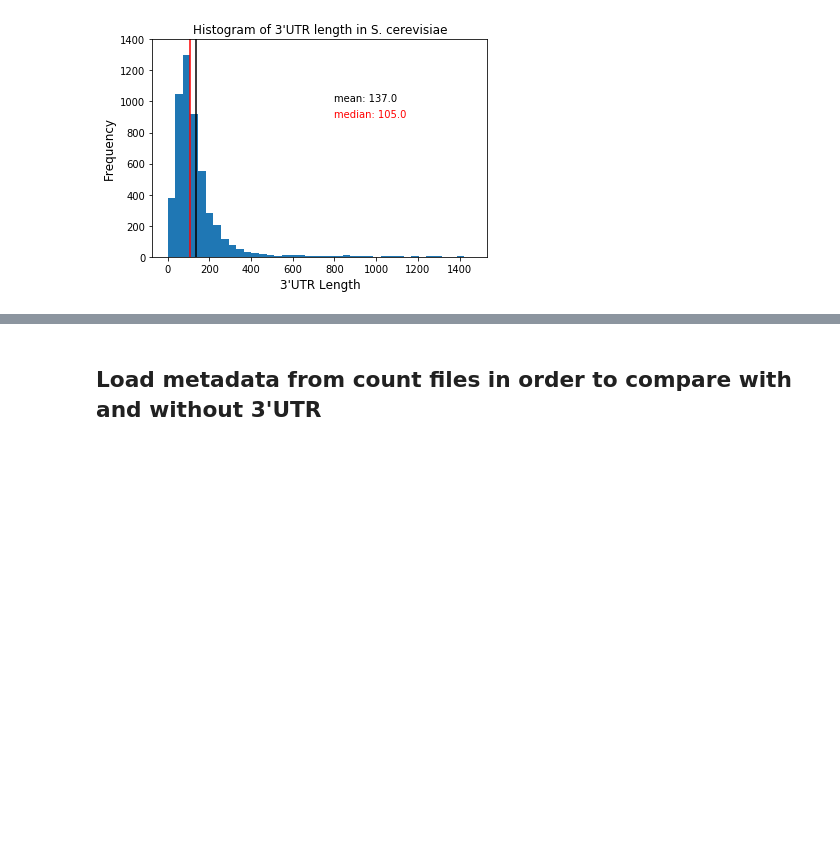
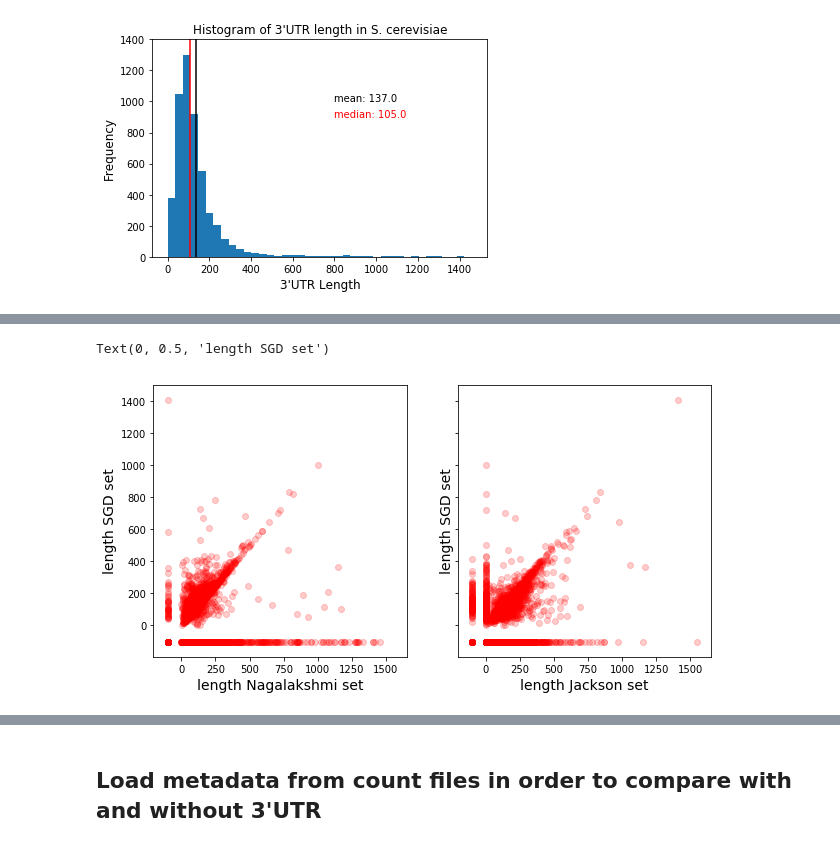
Before and after one commit to heineike02/UTR_annotation, a Jupyter notebook: recount_aligned_reads/UTR_reannotation_analysis.ipynb, the cells around one changed output, grey strips where cells are left out. Cells and saved outputs as stored; diff of their text form; code cells hidden in the pictures; blank space fills up the shorter version.

```diff
--- a/recount_aligned_reads/UTR_reannotation_analysis.ipynb
+++ b/recount_aligned_reads/UTR_reannotation_analysis.ipynb
@@ -38,0 +82,9 @@ ax.vlines(dist_median,0,ymax, color='r')
+# %%
+#Load SGD data, compare to my Nag data
+
+sgd_UTRs = pd.read_table(sgd_utr_fn,header = None)
+sgd_UTRs.columns = ['genename', '5prime_3prime_shared_id', 'transcript','chromosome', 'start', 'end','strand', '5pUTR_source','3pUTR_source', 'id','sequence']
+sgd_UTRs['type'] = [label.split('-')[1] for label in sgd_UTRs['id']]
+sgd_3pUTRs = sgd_UTRs[sgd_UTRs['type']=='3prime']
+sgd_3pUTRs.set_index(['genename','id'], inplace=True)
+sgd_3pUTRs
@@ -38,0 +127,36 @@ ax.vlines(dist_median,0,ymax, color='r')
+# %%
+nag_sgd_UTR_merge = nag_UTRs.merge(sgd_len_df, how = 'outer', left_on='genename', right_index = True)
+
+jack_nag_sgd_UTR_merge = nag_sgd_UTR_merge.merge(jack_3pUTR_len_df, how='outer', left_on='genename', right_index=True)
+jack_nag_sgd_UTR_merge.fillna(value = {'length':-100, 'UTR_len':-100, '3pUTR_len_jackson':-100}, inplace = True)
+# %%
+fig, axarr = plt.subplots(1,2, sharey = True, sharex = True, figsize=(10, 5))
+
+ax0 = axarr[0]
+
+#spec = 'SC'
+
+#colordict = {'orig': 'r', 'nag': 'b'}
+
+#for UTR_param in ['orig', 'nag']:
+    #metadata_df_spec = metadata_df[metadata_df['spec']==spec]
+ax0.scatter(jack_nag_sgd_UTR_merge['length'], jack_nag_sgd_UTR_merge['UTR_len'], c = 'r', alpha = 0.2) #colordict[UTR_param])
+
+ax0.set_xlabel('length Nagalakshmi set', fontdict={'size':14})
+ax0.set_ylabel('length SGD set', fontdict={'size':14})
+#ax.set_xlim([0,50])
+#ax.set_ylim([-0.5,6.0])
+#ax.legend(['Original annotation','Including UTRs'], fontsize=12)
+
+
+ax1 = axarr[1]
+ax1.scatter(jack_nag_sgd_UTR_merge['3pUTR_len_jackson'], jack_nag_sgd_UTR_merge['UTR_len'], c = 'r', alpha = 0.2) #colordict[UTR_param])
+
+ax1.set_xlabel('length Jackson set', fontdict={'size':14})
+ax1.set_ylabel('length SGD set', fontdict={'size':14})
+
+
+#fig.savefig(figsave_dir + os.sep + 'no_feat_v_ambig.svg')
+# %% [output]
+Text(0, 0.5, 'length SGD set')
+[figure, added]
```
Also changed, not shown: parts of 28 cells of this notebook, 6 other files.
